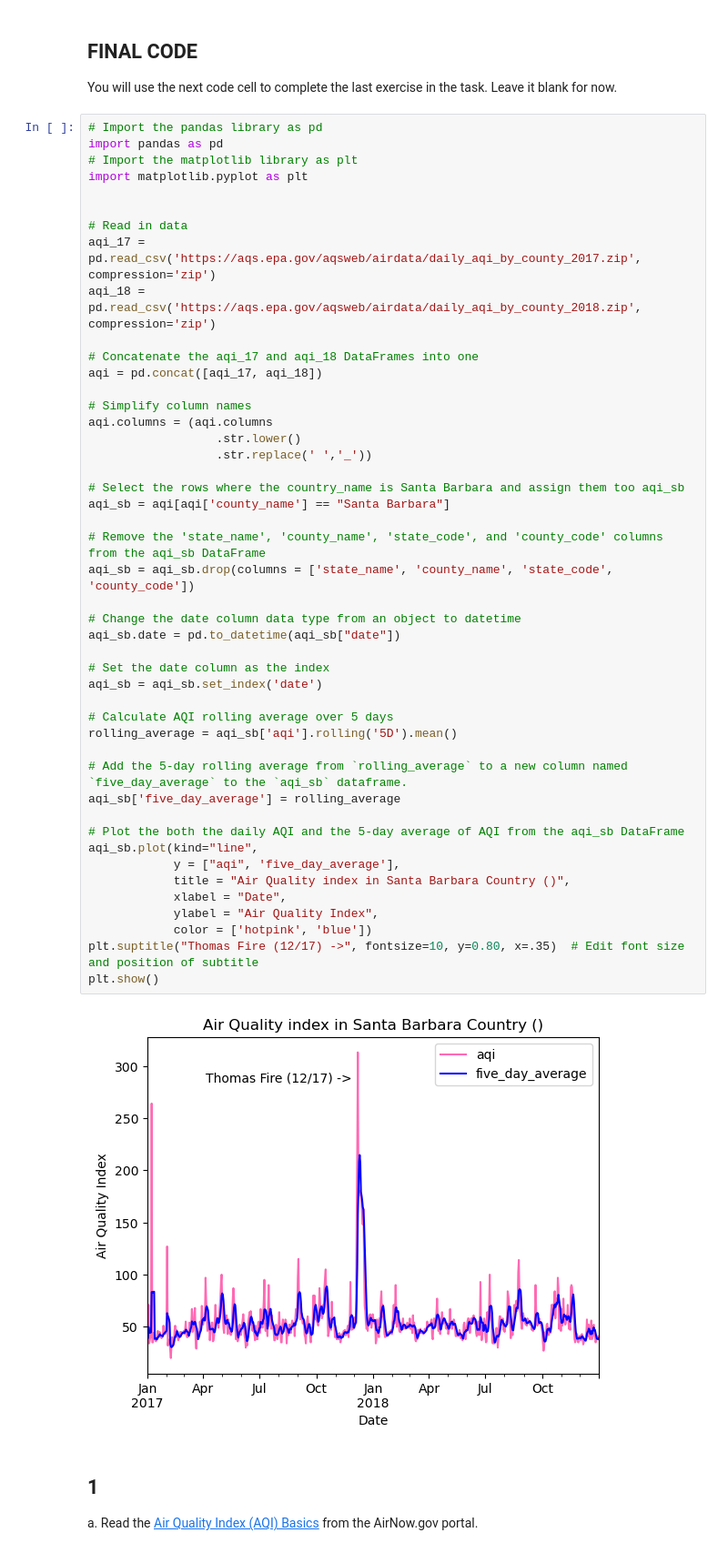
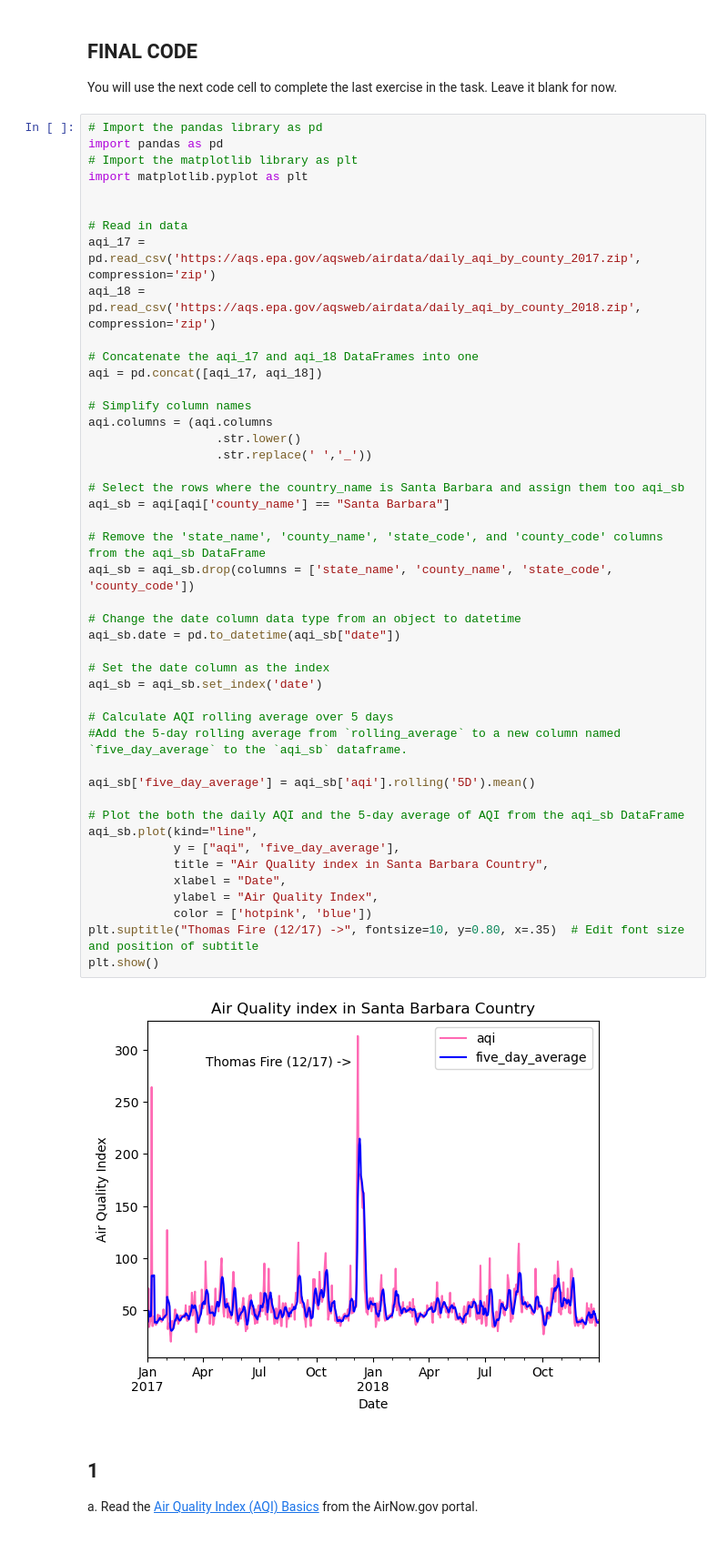
Before and after one commit to austinmartinez12/eds220-hwk2, a Jupyter notebook: task3/hwk2-task3-aqi-Martinez.ipynb, the cells around one changed output. Shown at 91% size. Cells and saved outputs as stored; diff of their text form.

Commit message:
Fix plot titles for questions 10 and 11, and consolidate rolling average into one step

```diff
--- a/task3/hwk2-task3-aqi-Martinez.ipynb
+++ b/task3/hwk2-task3-aqi-Martinez.ipynb
@@ -47,38 +47,37 @@ aqi = pd.concat([aqi_17, aqi_18])
 
 # Simplify column names
 aqi.columns = (aqi.columns
                   .str.lower()
                   .str.replace(' ','_'))
 
 # Select the rows where the country_name is Santa Barbara and assign them too aqi_sb
 aqi_sb = aqi[aqi['county_name'] == "Santa Barbara"]
 
 # Remove the 'state_name', 'county_name', 'state_code', and 'county_code' columns from the aqi_sb DataFrame
 aqi_sb = aqi_sb.drop(columns = ['state_name', 'county_name', 'state_code', 'county_code'])
 
 # Change the date column data type from an object to datetime
 aqi_sb.date = pd.to_datetime(aqi_sb["date"])
 
 # Set the date column as the index
 aqi_sb = aqi_sb.set_index('date')
 
 # Calculate AQI rolling average over 5 days
-rolling_average = aqi_sb['aqi'].rolling('5D').mean()
+#Add the 5-day rolling average from `rolling_average` to a new column named `five_day_average` to the `aqi_sb` dataframe.
 
-# Add the 5-day rolling average from `rolling_average` to a new column named `five_day_average` to the `aqi_sb` dataframe.
-aqi_sb['five_day_average'] = rolling_average
+aqi_sb['five_day_average'] = aqi_sb['aqi'].rolling('5D').mean()
 
 # Plot the both the daily AQI and the 5-day average of AQI from the aqi_sb DataFrame
 aqi_sb.plot(kind="line",
             y = ["aqi", 'five_day_average'],
-            title = "Air Quality index in Santa Barbara Country ()",
+            title = "Air Quality index in Santa Barbara Country",
             xlabel = "Date",
             ylabel = "Air Quality Index",
             color = ['hotpink', 'blue'])
 plt.suptitle("Thomas Fire (12/17) ->", fontsize=10, y=0.80, x=.35)  # Edit font size and position of subtitle
 plt.show()
 # %% [output]
-[figure, old version]
+[figure, new version]
 # %% [markdown]
 ## 1
 
```
Also changed, not shown: parts of 1 cell of this notebook.
